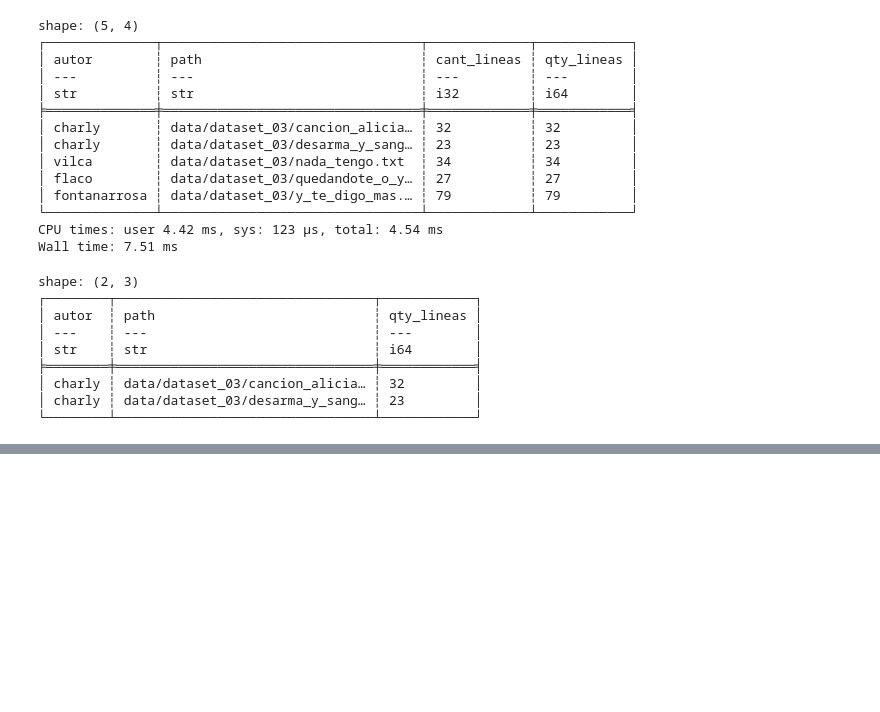
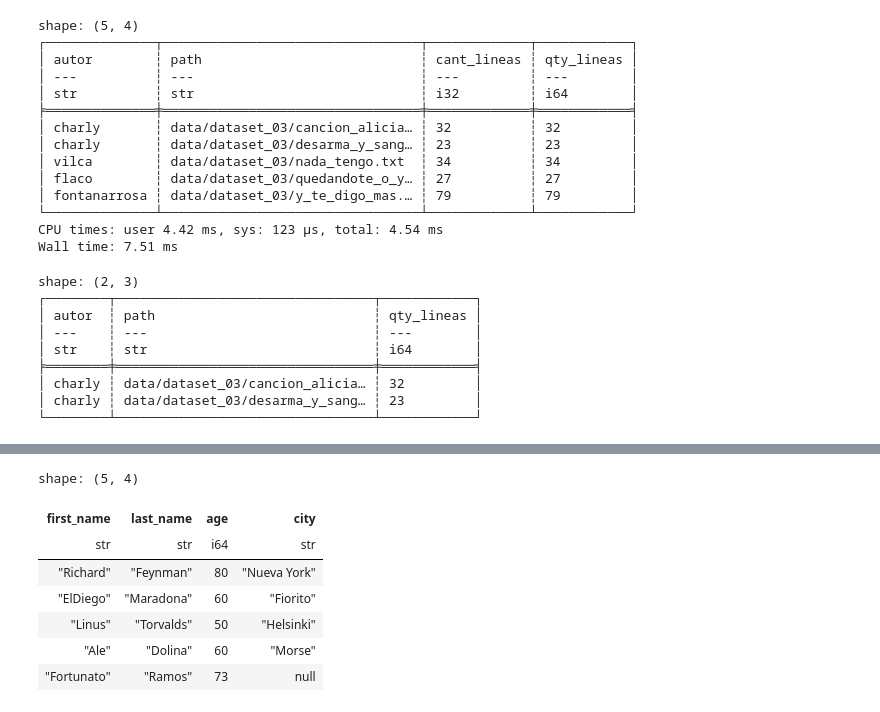
Before and after one commit to emilopez/howtos, a Jupyter notebook: polars-howto.ipynb, the cells around one changed output, grey strips where cells are left out. Saved outputs shown, nothing was run; the diff lists cells and outputs as text; code cells hidden in the pictures; blank space fills up the shorter version.

Commit message:
joins

```diff
--- a/polars-howto.ipynb
+++ b/polars-howto.ipynb
@@ -474,0 +478,10 @@ shape: (2, 3)
+# %%
+df_uno  = pl.DataFrame({"first_name":["Richard", "ElDiego", "Linus", "Ale", "Fortunato"],
+                        "last_name": ["Feynman", "Maradona", "Torvalds", "Dolina", "Ramos"],
+                        "age":[80, 60, 50, 60, 73]})
+
+df_dos  = pl.DataFrame({"first_name":["Richard", "ElDiego", "Linus", "Ale", "Mercedes"],
+                        "last_name": ["Feynman", "Maradona", "Torvalds", "Dolina", "Sosa"],
+                        "city":["Nueva York", "Fiorito", "Helsinki", "Morse", "Tucuman"]})
+print(df_uno)
+print(df_dos)
@@ -474,0 +516,11 @@ shape: (2, 3)
+# %%
+df_uno.join(df_dos, on=["first_name", "last_name"], how="left")
+# %% [output]
+shape: (5, 4)
+| first_name | last_name | age | city |
+| str | str | i64 | str |
+| "Richard" | "Feynman" | 80 | "Nueva York" |
+| "ElDiego" | "Maradona" | 60 | "Fiorito" |
+| "Linus" | "Torvalds" | 50 | "Helsinki" |
+| "Ale" | "Dolina" | 60 | "Morse" |
+| "Fortunato" | "Ramos" | 73 | null |
```
Also changed, not shown: parts of 5 cells of this notebook.
